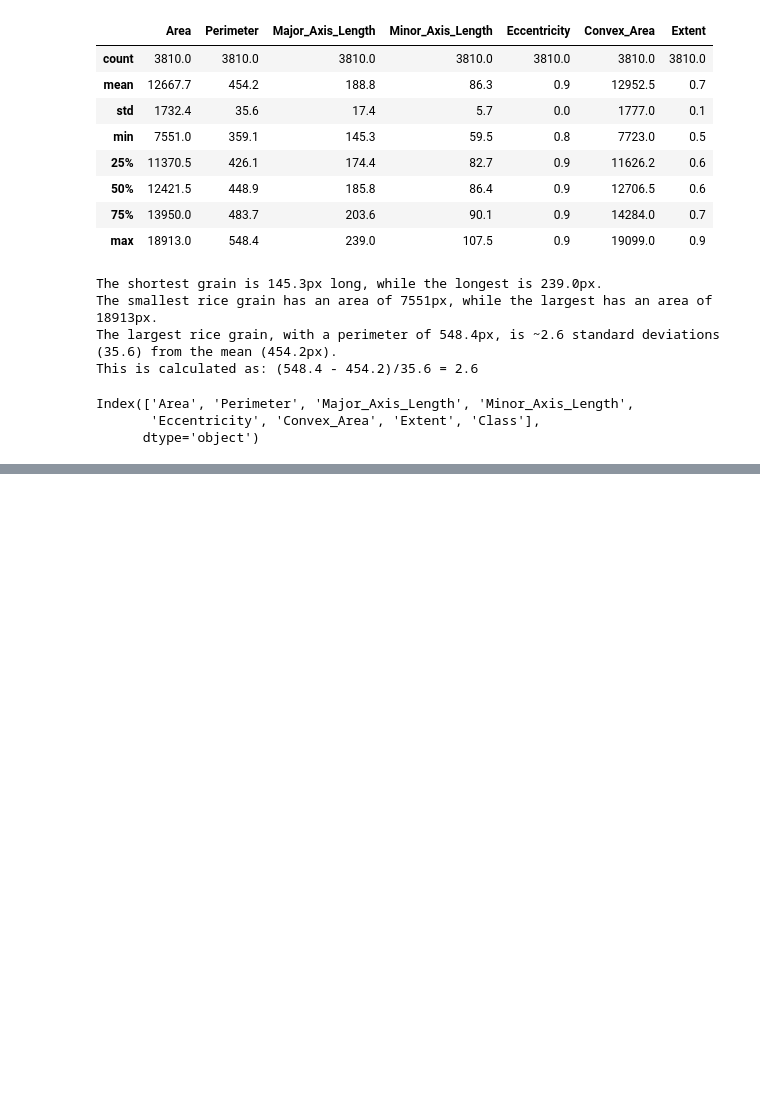
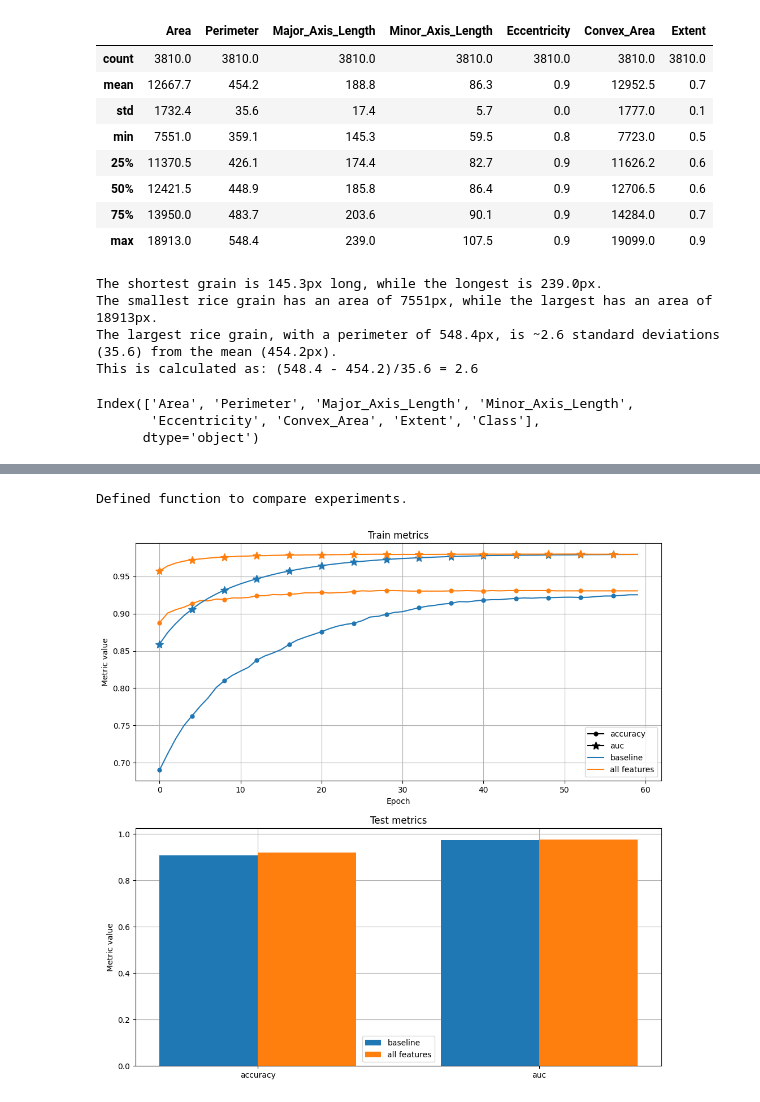
Before and after one commit to shravya312/Wisework, a Jupyter notebook: classification.ipynb, the cells around one changed output, grey strips where cells are left out. Saved outputs shown, nothing was run; the diff lists cells and outputs as text; code cells hidden in the pictures; blank space fills up the shorter version.

```diff
--- a/classification.ipynb
+++ b/classification.ipynb
@@ -108,0 +188,9 @@ px.scatter_3d(
+# %%
+label_columns = ['Class', 'Class_Bool']
+
+train_features = train_data.drop(columns=label_columns)
+train_labels = train_data['Class_Bool'].to_numpy()
+validation_features = validation_data.drop(columns=label_columns)
+validation_labels = validation_data['Class_Bool'].to_numpy()
+test_features = test_data.drop(columns=label_columns)
+test_labels = test_data['Class_Bool'].to_numpy()
@@ -108,0 +505,5 @@ px.scatter_3d(
+# %%
+test_metrics_all_features = evaluate_experiment(
+    experiment_all_features, test_features, test_labels
+)
+compare_train_test(experiment_all_features, test_metrics_all_features)
@@ -108,0 +527,64 @@ px.scatter_3d(
+# %%
+#@title Define function to compare experiments
+
+def compare_experiment(experiments: list[Experiment],
+                       metrics_of_interest: list[str],
+                       test_dataset: pd.DataFrame,
+                       test_labels: np.array):
+  # Make sure that we have all the data we need.
+  for metric in metrics_of_interest:
+    for experiment in experiments:
+      if metric not in experiment.metrics_history:
+        raise ValueError(f'Metric {metric} not available for experiment {experiment.name}')
+
+  fig = plt.figure(figsize=(12, 12))
+  ax = fig.add_subplot(2, 1, 1)
+
+  colors = [f'C{i}' for i in range(len(experiments))]
+  markers = ['.', '*', 'd', 's', 'p', 'x']
+  marker_size = 10
+
+  ax.set_title('Train metrics')
+  for i, metric in enumerate(metrics_of_interest):
+    for j, experiment in enumerate(experiments):
+      plt.plot(experiment.epochs, experiment.metrics_history[metric], markevery=4,
+               marker=markers[i], markersize=marker_size, color=colors[j])
+
+  # Add custom legend to show what the colors and markers mean
+  legend_handles = []
+  for i, metric in enumerate(metrics_of_interest):
+    legend_handles.append(Line2D([0], [0], label=metric, marker=markers[i],
+                                 markersize=marker_size, c='k'))
+  for i, experiment in enumerate(experiments):
+    legend_handles.append(Line2D([0], [0], label=experiment.name, color=colors[i]))
+
+  ax.set_xlabel("Epoch")
+  ax.set_ylabel("Metric value")
+  ax.grid()
+  ax.legend(handles=legend_handles)
+
+  ax = fig.add_subplot(2, 1, 2)
+  spacing = 0.3
+  n_bars = len(experiments)
+  bar_width = (1 - spacing)/n_bars
+  for i, experiment in enumerate(experiments):
+    test_metrics = evaluate_experiment(experiment, test_dataset, test_labels)
+    x = np.arange(len(metrics_of_interest)) + bar_width * (i + 1/2 - n_bars/2)
+    ax.bar(x, [test_metrics[metric] for metric in metrics_of_interest], width=bar_width, label=experiment.name)
+  ax.set_xticks(np.arange(len(metrics_of_interest)), metrics_of_interest)
+
+  ax.set_title('Test metrics')
+  ax.set_ylabel('Metric value')
+  ax.set_axisbelow(True) # Put the grid behind the bars
+  ax.grid()
+  ax.legend()
+
+print('Defined function to compare experiments.')
+# %% [output]
+Defined function to compare experiments.
+# %%
+compare_experiment([experiment, experiment_all_features],
+                   ['accuracy', 'auc'],
+                   test_features, test_labels)
+# %% [output]
+[figure, added]
```
Also changed, not shown: parts of 13 cells of this notebook.
